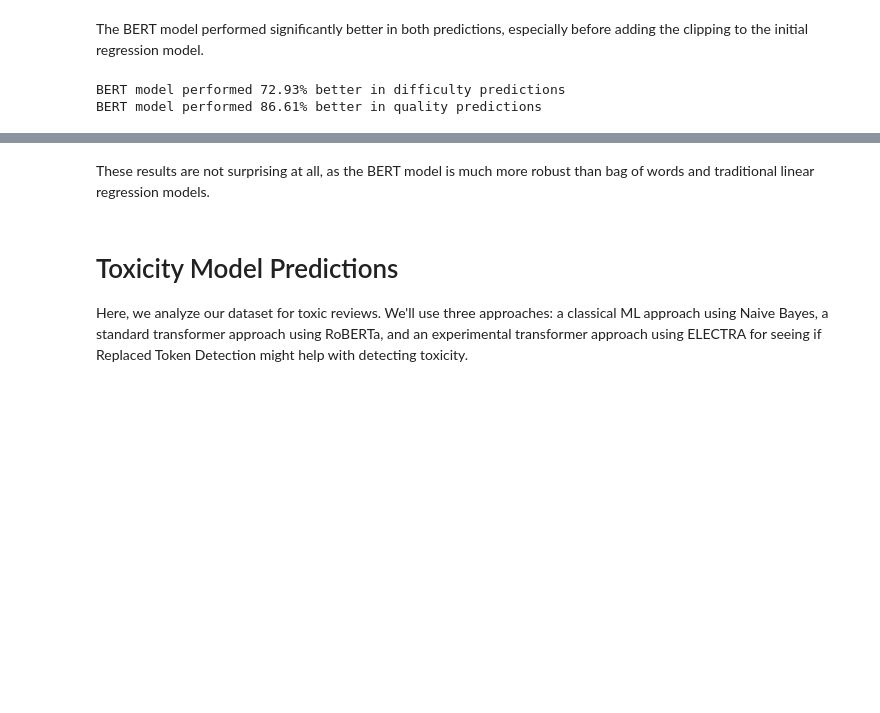
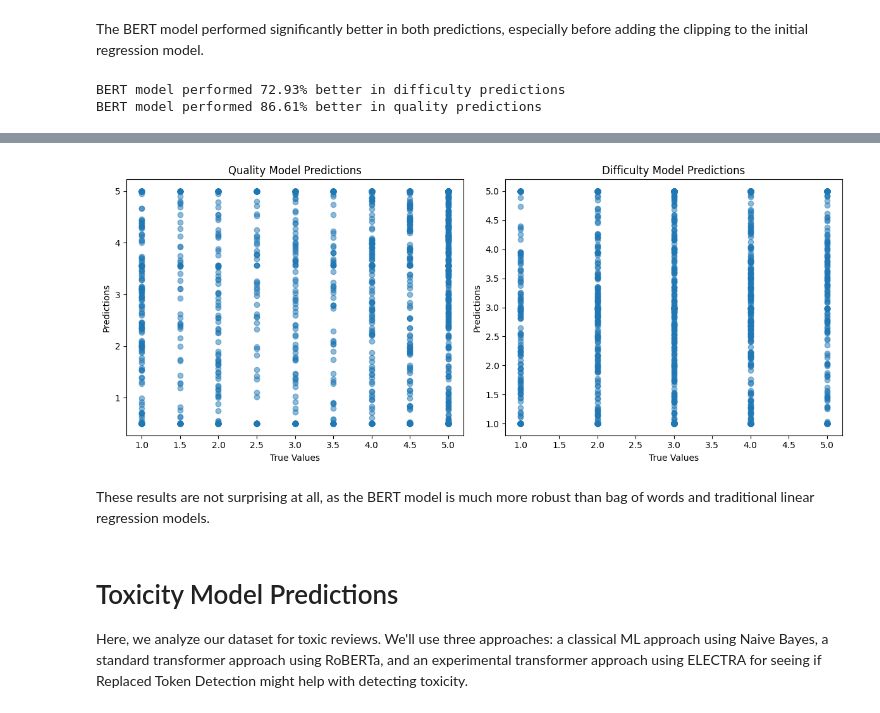
Before and after one commit to joshs23/NLP-RateMyProf, a Jupyter notebook: ratemyprof.ipynb, the cells around one changed output, grey strips where cells are left out. Drawn from its saved outputs; the diff is of its cells as text; code cells hidden in the pictures; blank space fills up the shorter version.

```diff
--- a/ratemyprof.ipynb
+++ b/ratemyprof.ipynb
@@ -651,3 +759,23 @@ BERT model performed 86.61% better in quality predictions
+# %%
+plt.figure(figsize=(12, 5))
+
+plt.subplot(1, 2, 1)
+plt.scatter(y_test_Qual, y_pred_Qual, alpha=0.5)
+plt.xlabel('True Values')
+plt.ylabel('Predictions')
+plt.title('Quality Model Predictions')
+
+# Plot predictions vs true values for difficulty model
+plt.subplot(1, 2, 2)
+plt.scatter(y_test_Diff, y_pred_Diff, alpha=0.5)
+plt.xlabel('True Values')
+plt.ylabel('Predictions')
+plt.title('Difficulty Model Predictions')
+
+plt.tight_layout()
+plt.show()
+# %% [output]
+[figure, added]
 # %% [markdown]
 These results are not surprising at all, as the BERT model is much more robust than bag of words and traditional linear regression models.
 # %% [markdown]
```
Also changed, not shown: parts of 23 cells of this notebook.
